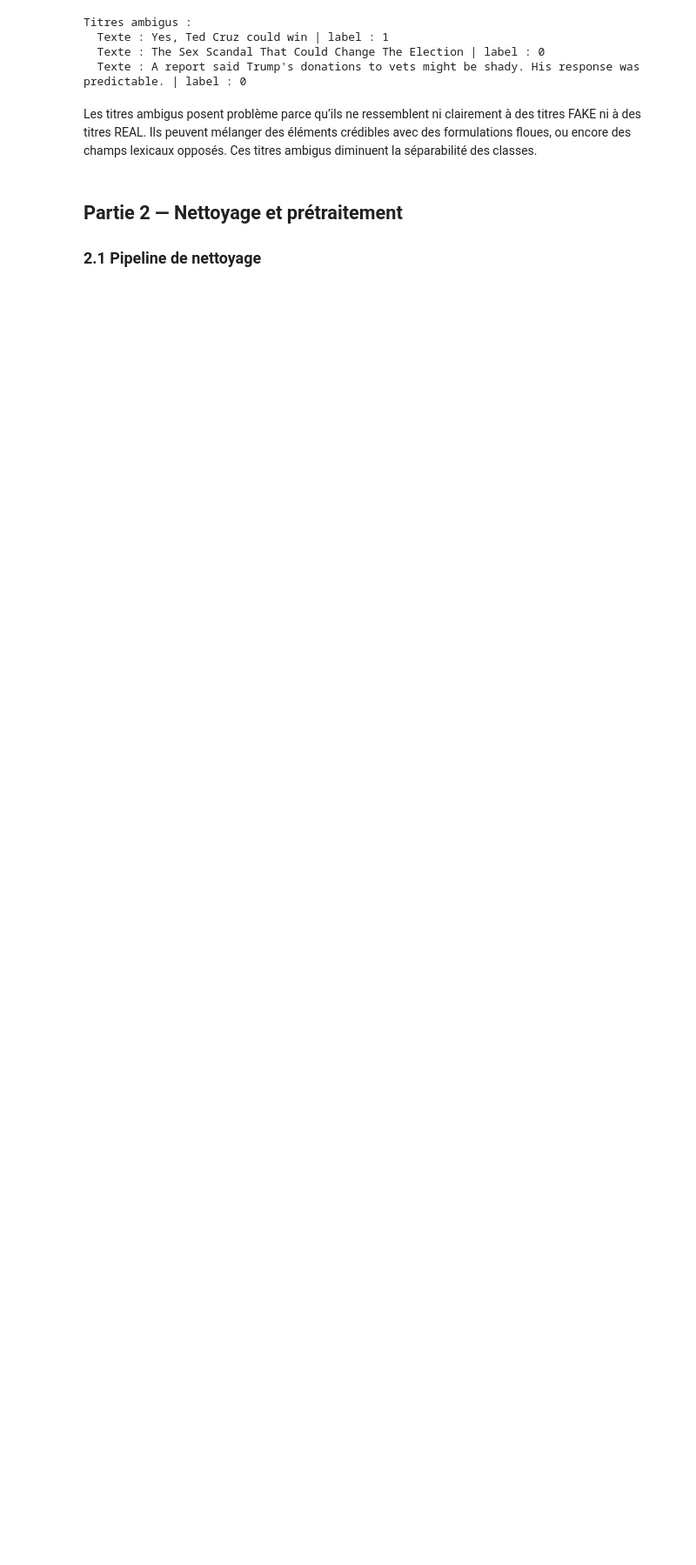
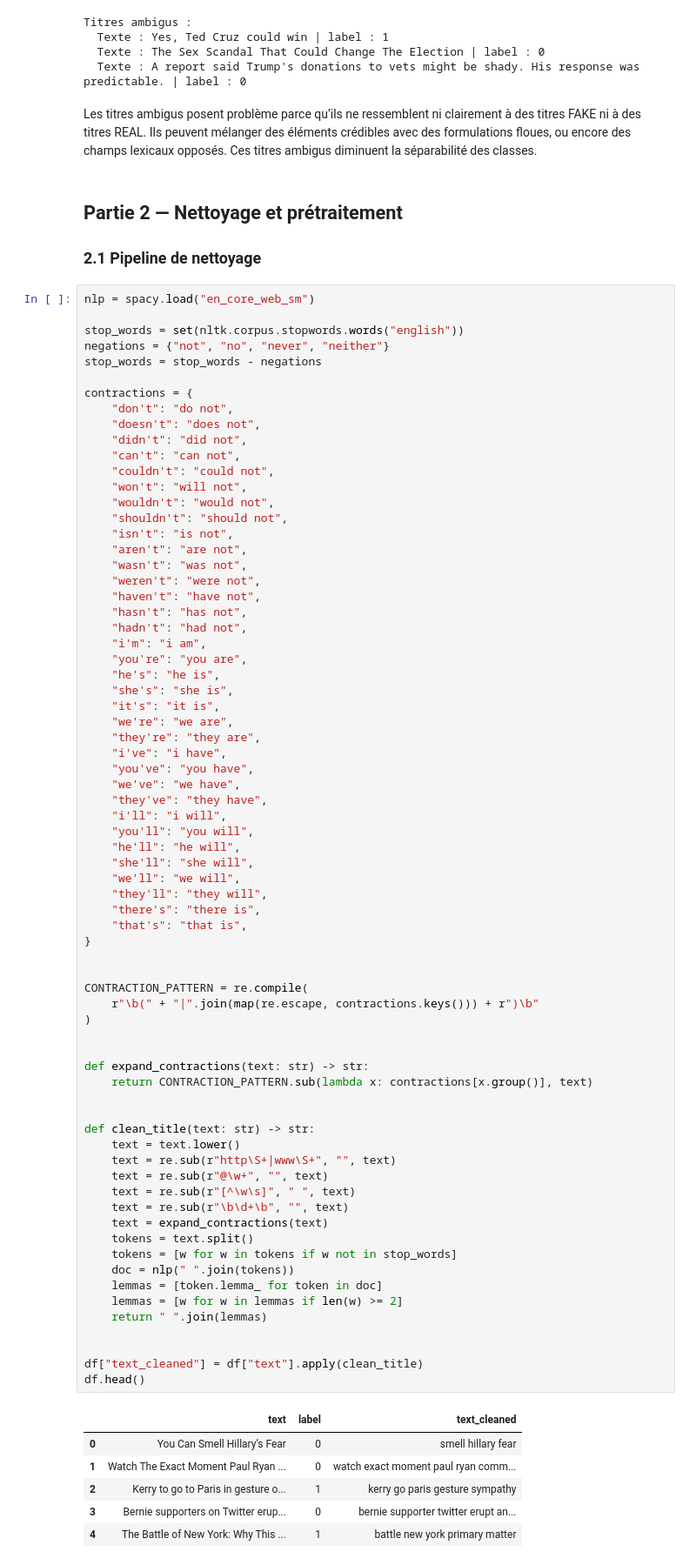
Before and after one commit to DamienDESSAUX-M2i/DESSAUX_Damien_ECF4, a Jupyter notebook: notebook/ecf_fake_news.ipynb, the cells around one changed output. Shown at 87% size. Drawn from its saved outputs; the diff is of its cells as text; blank space fills up the shorter version.

```diff
--- a/notebook/ecf_fake_news.ipynb
+++ b/notebook/ecf_fake_news.ipynb
@@ -441,3 +458,81 @@ Les titres ambigus posent problème parce qu’ils ne ressemblent ni clairement
 ## Partie 2 — Nettoyage et prétraitement
 
 ### 2.1 Pipeline de nettoyage
+# %%
+nlp = spacy.load("en_core_web_sm")
+
+stop_words = set(nltk.corpus.stopwords.words("english"))
+negations = {"not", "no", "never", "neither"}
+stop_words = stop_words - negations
+
+contractions = {
+    "don't": "do not",
+    "doesn't": "does not",
+    "didn't": "did not",
+    "can't": "can not",
+    "couldn't": "could not",
+    "won't": "will not",
+    "wouldn't": "would not",
+    "shouldn't": "should not",
+    "isn't": "is not",
+    "aren't": "are not",
+    "wasn't": "was not",
+    "weren't": "were not",
+    "haven't": "have not",
+    "hasn't": "has not",
+    "hadn't": "had not",
+    "i'm": "i am",
+    "you're": "you are",
+    "he's": "he is",
+    "she's": "she is",
+    "it's": "it is",
+    "we're": "we are",
+    "they're": "they are",
+    "i've": "i have",
+    "you've": "you have",
+    "we've": "we have",
+    "they've": "they have",
+    "i'll": "i will",
+    "you'll": "you will",
+    "he'll": "he will",
+    "she'll": "she will",
+    "we'll": "we will",
+    "they'll": "they will",
+    "there's": "there is",
+    "that's": "that is",
+}
+
+
+CONTRACTION_PATTERN = re.compile(
+    r"\b(" + "|".join(map(re.escape, contractions.keys())) + r")\b"
+)
+
+
+def expand_contractions(text: str) -> str:
+    return CONTRACTION_PATTERN.sub(lambda x: contractions[x.group()], text)
+
+
+def clean_title(text: str) -> str:
+    text = text.lower()
+    text = re.sub(r"http\S+|www\S+", "", text)
+    text = re.sub(r"@\w+", "", text)
+    text = re.sub(r"[^\w\s]", " ", text)
+    text = re.sub(r"\b\d+\b", "", text)
+    text = expand_contractions(text)
+    tokens = text.split()
+    tokens = [w for w in tokens if w not in stop_words]
+    doc = nlp(" ".join(tokens))
+    lemmas = [token.lemma_ for token in doc]
+    lemmas = [w for w in lemmas if len(w) >= 2]
+    return " ".join(lemmas)
+
+
+df["text_cleaned"] = df["text"].apply(clean_title)
+df.head()
+# %% [output]
+|  | text | label | text_cleaned |
+| 0 | You Can Smell Hillary’s Fear | 0 | smell hillary fear |
+| 1 | Watch The Exact Moment Paul Ryan ... | 0 | watch exact moment paul ryan comm... |
+| 2 | Kerry to go to Paris in gesture o... | 1 | kerry go paris gesture sympathy |
+| 3 | Bernie supporters on Twitter erup... | 0 | bernie supporter twitter erupt an... |
+| 4 | The Battle of New York: Why This ... | 1 | battle new york primary matter |
```
Also changed, not shown: parts of 9 cells of this notebook, 2 other files.
